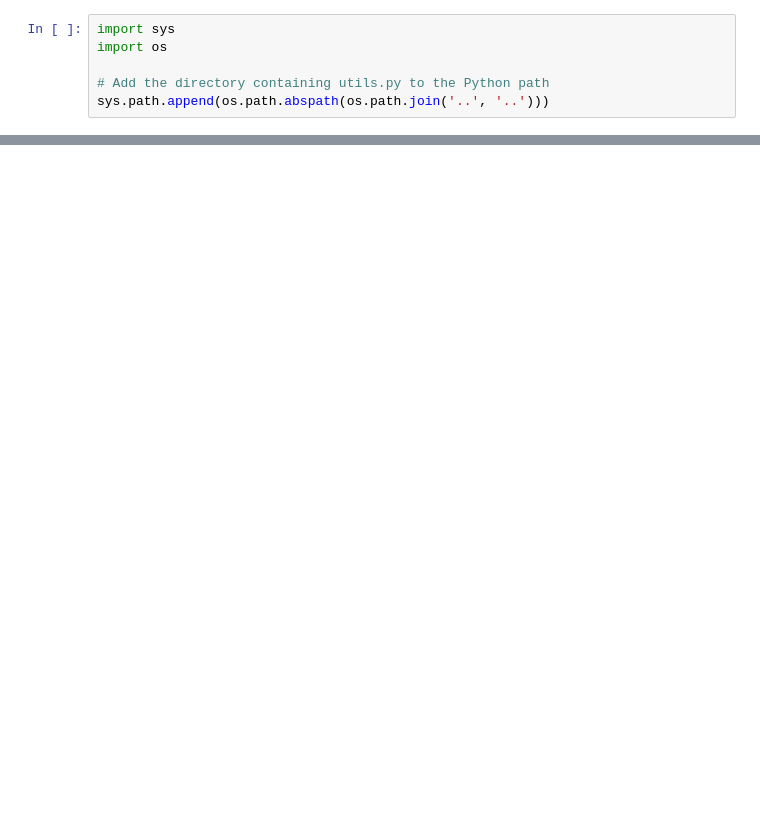
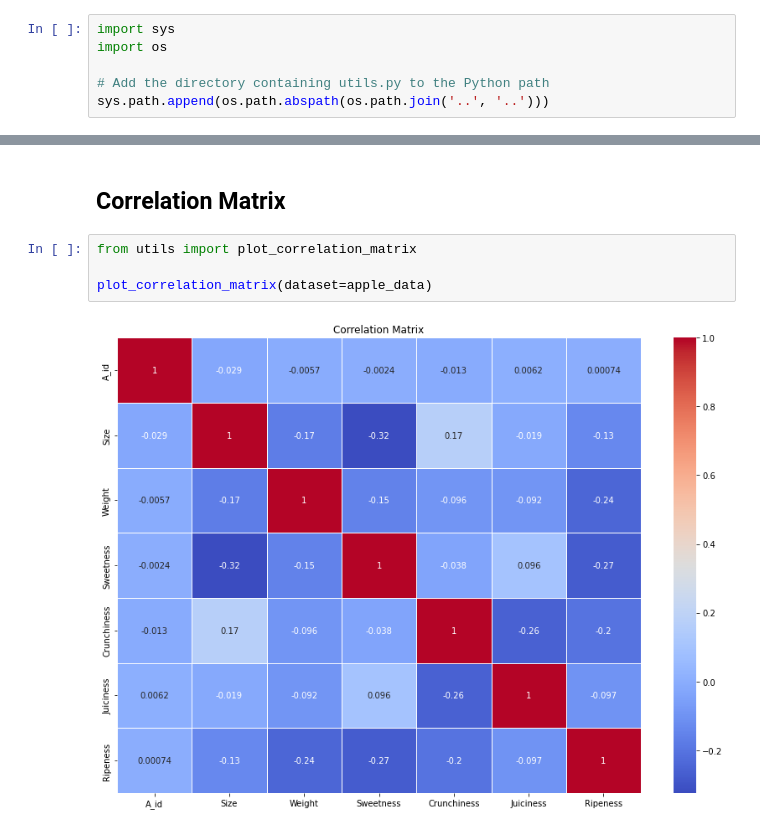
Before and after one commit to AleandroPresta/customer-shopping-analysis, a Jupyter notebook: apple-quality/notebooks/Data Exploration.ipynb, the cells around one changed output, grey strips where cells are left out. Cells and saved outputs as stored; diff of their text form; blank space fills up the shorter version.

```diff
--- a/apple-quality/notebooks/Data Exploration.ipynb
+++ b/apple-quality/notebooks/Data Exploration.ipynb
@@ -28,0 +60,8 @@ shopping_data.head()
+# %% [markdown]
+## Correlation Matrix
+# %%
+from utils import plot_correlation_matrix
+
+plot_correlation_matrix(dataset=apple_data)
+# %% [output]
+[figure, added]
```
Also changed, not shown: parts of 11 cells of this notebook, 1 other file.
